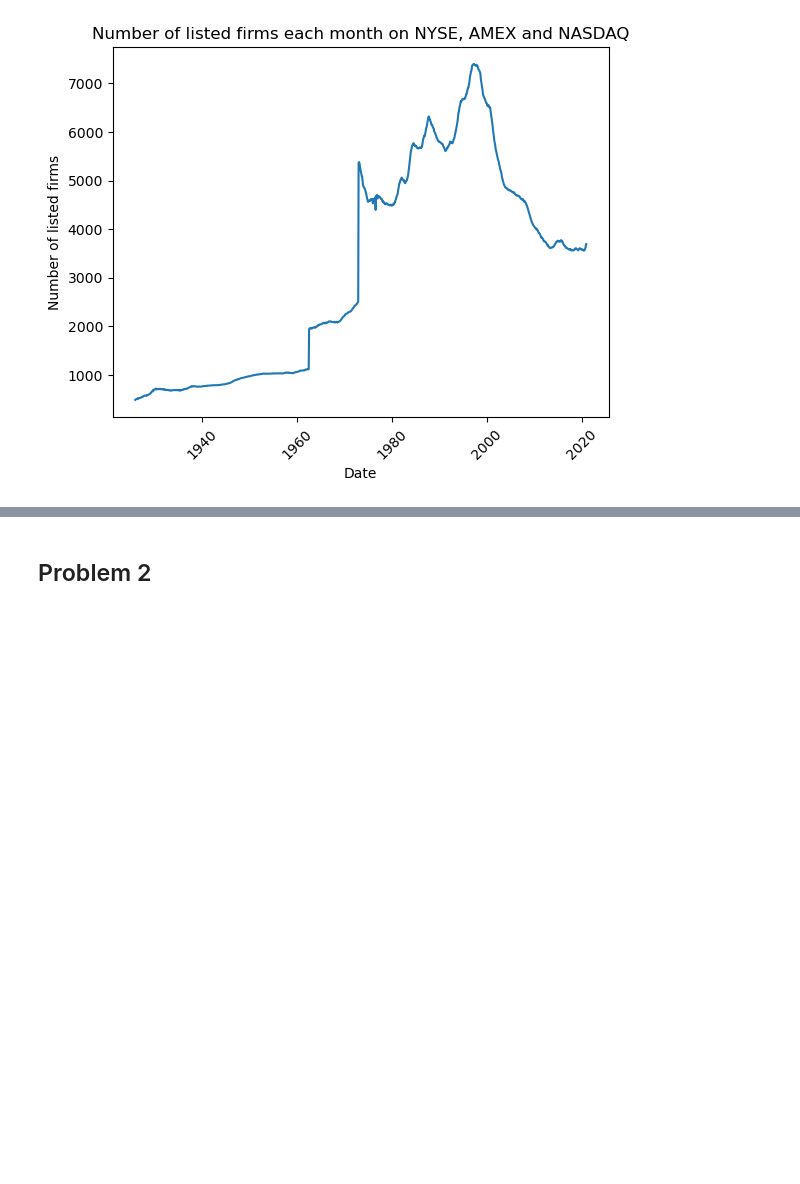
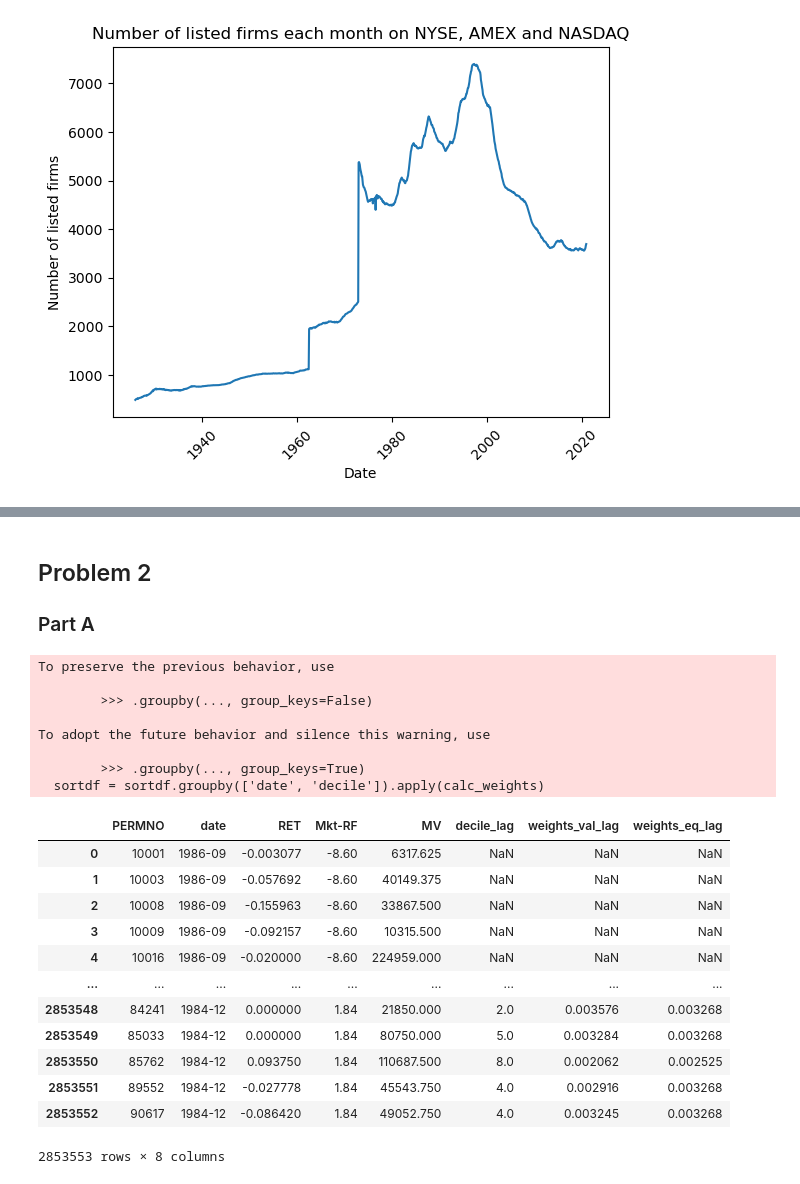
Before and after one commit to KMcCand/Hedge_Funds_Caltech, a Jupyter notebook: BEM114 HW2/BEM114_HW2_Andrew_Daniel_Kyle.ipynb, the cells around one changed output, grey strips where cells are left out. Saved outputs shown, nothing was run; the diff lists cells and outputs as text; code cells hidden in the pictures; blank space fills up the shorter version.

```diff
--- a/BEM114 HW2/BEM114_HW2_Andrew_Daniel_Kyle.ipynb
+++ b/BEM114 HW2/BEM114_HW2_Andrew_Daniel_Kyle.ipynb
@@ -15,3 +132,15 @@ import matplotlib.pyplot as plt
+# %%
+'''
+Load FF3 and FF5 data
+'''
+
+ff3 = pd.read_csv('ff3_factors.csv')
+ff3 = ff3.astype({'date': 'string'})
+ff3['date'] = ff3['date'].apply(lambda x: x[:4] + '-' + x[4:])
+
+ff5 = pd.read_csv('ff5_factors.csv')
+ff5 = ff5.astype({'date': 'string'})
+ff5['date'] = ff5['date'].apply(lambda x: x[:4] + '-' + x[4:])
 # %% [markdown]
 ## Problem 1
 ### Part A
@@ -66,0 +186,12 @@ plt.show()
+# %%
+# Merge ff3 data
+df['PRC'] = pd.to_numeric(df['PRC'], errors='coerce')
+df = df.dropna(subset='PRC')
+df_merged = pd.merge(df, ff3, how='inner', on=['date'])
+
+# Create MV column
+df_merged['MV'] = df_merged['PRC'] * df_merged['SHROUT']
+
+# Drop unnecessary columns
+df_merged = df_merged.drop(['SHRCD', 'EXCHCD', 'PRC', 'SHROUT', 'SMB', 'HML', 'RF'], axis=1)
+df_merged
@@ -67,2 +217,46 @@ plt.show()
 # %% [markdown]
 ## Problem 2
+
+### Part A
+# %%
+sortdf = df_merged.copy()
+sortdf['rank'] = sortdf.groupby('date')['MV'].rank(pct=True)
+
+# Label decile portfolios
+sortdf['decile'] = np.ceil(sortdf['rank']*10)
+
+# Calculate weights
+# Introduces Nans because some rows do not have BM_decile
+sortdf = sortdf.groupby(['date', 'decile']).apply(calc_weights)
+
+# Move weights and deciles forward one month
+# We form portfolios at the end of this month, and then earn returns over
+# the next month.
+sortdf['decile_lag'] = sortdf.groupby('PERMNO')['decile'].shift(1)
+sortdf['weights_val_lag'] = sortdf.groupby('PERMNO')['weights_val'].shift(1)
+sortdf['weights_eq_lag'] = sortdf.groupby('PERMNO')['weights_eq'].shift(1)
+
+sortdf = sortdf.drop(['rank', 'decile', 'weights_eq', 'TMV', 'weights_val'], axis=1)
+sortdf
+# %% [output]
+To preserve the previous behavior, use
+
+        >>> .groupby(..., group_keys=False)
+
+To adopt the future behavior and silence this warning, use
+
+        >>> .groupby(..., group_keys=True)
+  sortdf = sortdf.groupby(['date', 'decile']).apply(calc_weights)
+|  | PERMNO | date | RET | Mkt-RF | MV | decile_lag | weights_val_lag | weights_eq_lag |
+| 0 | 10001 | 1986-09 | -0.003077 | -8.60 | 6317.625 | NaN | NaN | NaN |
+| 1 | 10003 | 1986-09 | -0.057692 | -8.60 | 40149.375 | NaN | NaN | NaN |
+| 2 | 10008 | 1986-09 | -0.155963 | -8.60 | 33867.500 | NaN | NaN | NaN |
+| 3 | 10009 | 1986-09 | -0.092157 | -8.60 | 10315.500 | NaN | NaN | NaN |
+| 4 | 10016 | 1986-09 | -0.020000 | -8.60 | 224959.000 | NaN | NaN | NaN |
+| ... | ... | ... | ... | ... | ... | ... | ... | ... |
+| 2853548 | 84241 | 1984-12 | 0.000000 | 1.84 | 21850.000 | 2.0 | 0.003576 | 0.003268 |
+| 2853549 | 85033 | 1984-12 | 0.000000 | 1.84 | 80750.000 | 5.0 | 0.003284 | 0.003268 |
+| 2853550 | 85762 | 1984-12 | 0.093750 | 1.84 | 110687.500 | 8.0 | 0.002062 | 0.002525 |
+| 2853551 | 89552 | 1984-12 | -0.027778 | 1.84 | 45543.750 | 4.0 | 0.002916 | 0.003268 |
+| 2853552 | 90617 | 1984-12 | -0.086420 | 1.84 | 49052.750 | 4.0 | 0.003245 | 0.003268 |
+2853553 rows × 8 columns
```
Also changed, not shown: parts of 44 cells of this notebook, 3 other files.
